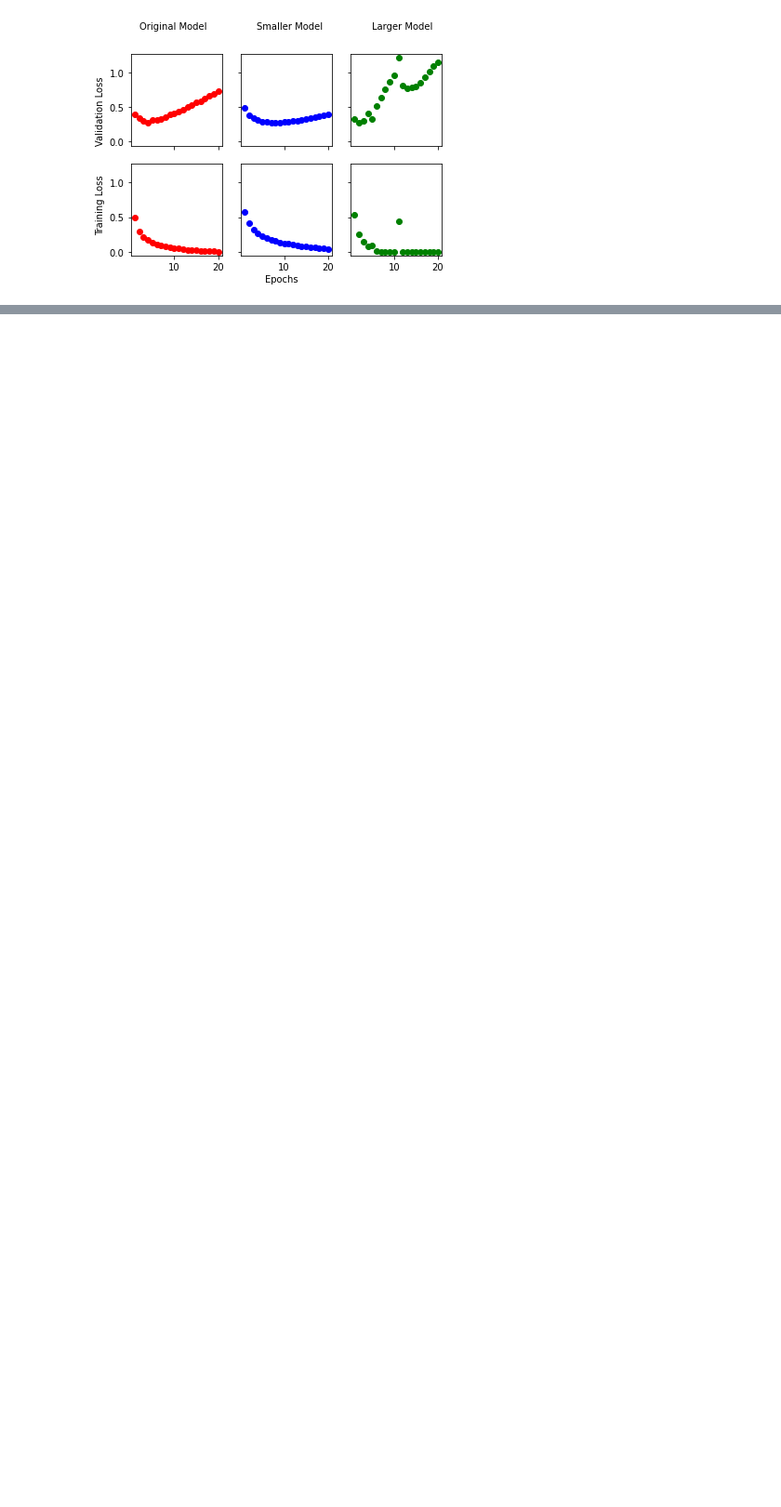
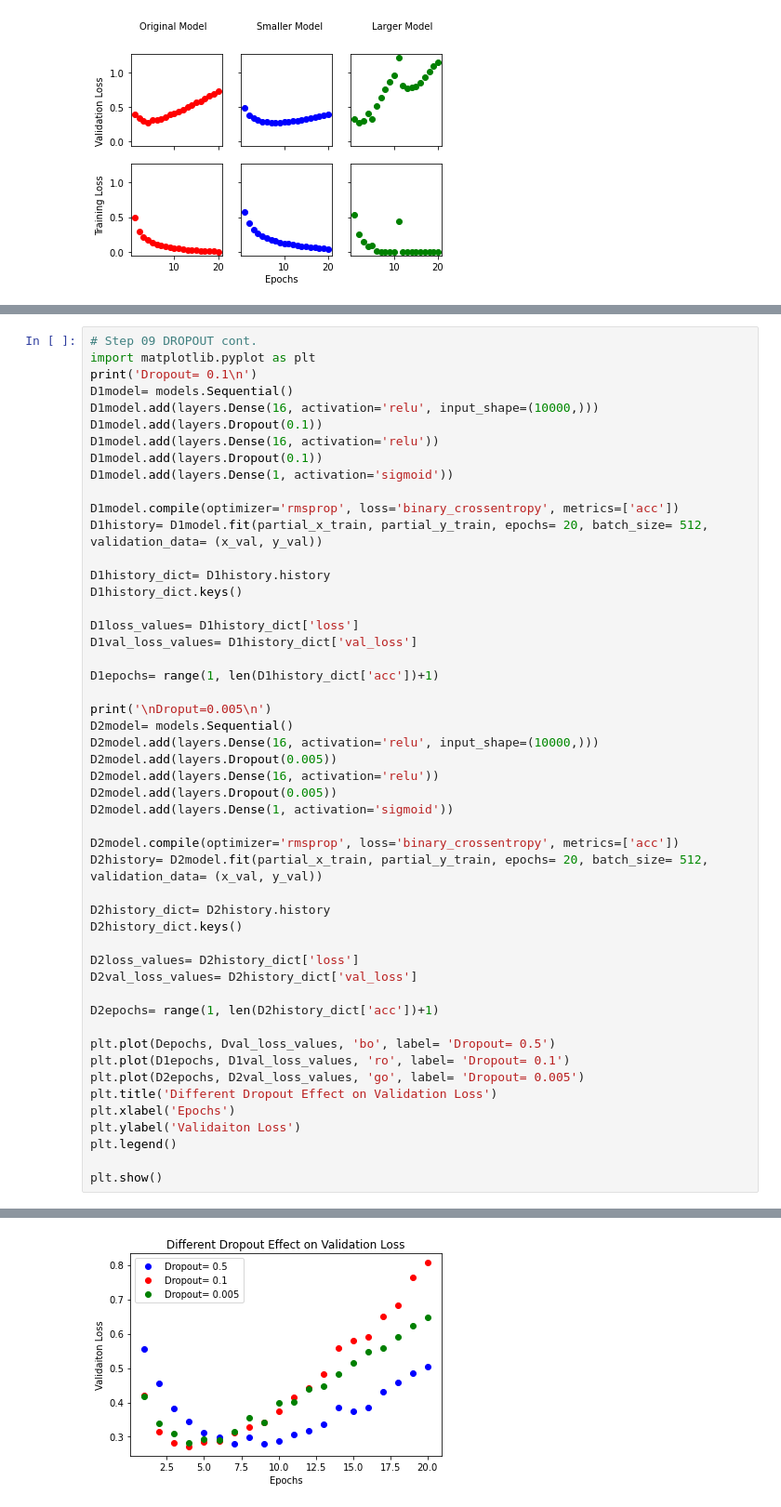
Before and after one commit to gamzekecibas/deep-learning-keras, a Jupyter notebook: imdb-set.ipynb, the cells around one changed output, grey strips where cells are left out. Shown at 93% size. Cells and saved outputs as stored; diff of their text form; blank space fills up the shorter version.

```diff
--- a/imdb-set.ipynb
+++ b/imdb-set.ipynb
@@ -219,0 +268,51 @@ plt.show()
+# %%
+# Step 09 DROPOUT cont.
+import matplotlib.pyplot as plt
+print('Dropout= 0.1\n')
+D1model= models.Sequential()
+D1model.add(layers.Dense(16, activation='relu', input_shape=(10000,)))
+D1model.add(layers.Dropout(0.1))
+D1model.add(layers.Dense(16, activation='relu'))
+D1model.add(layers.Dropout(0.1))
+D1model.add(layers.Dense(1, activation='sigmoid'))
+
+D1model.compile(optimizer='rmsprop', loss='binary_crossentropy', metrics=['acc'])
+D1history= D1model.fit(partial_x_train, partial_y_train, epochs= 20, batch_size= 512, validation_data= (x_val, y_val))
+
+D1history_dict= D1history.history
+D1history_dict.keys()
+
+D1loss_values= D1history_dict['loss']
+D1val_loss_values= D1history_dict['val_loss']
+
+D1epochs= range(1, len(D1history_dict['acc'])+1)
+
+print('\nDroput=0.005\n')
+D2model= models.Sequential()
+D2model.add(layers.Dense(16, activation='relu', input_shape=(10000,)))
+D2model.add(layers.Dropout(0.005))
+D2model.add(layers.Dense(16, activation='relu'))
+D2model.add(layers.Dropout(0.005))
+D2model.add(layers.Dense(1, activation='sigmoid'))
+
+D2model.compile(optimizer='rmsprop', loss='binary_crossentropy', metrics=['acc'])
+D2history= D2model.fit(partial_x_train, partial_y_train, epochs= 20, batch_size= 512, validation_data= (x_val, y_val))
+
+D2history_dict= D2history.history
+D2history_dict.keys()
+
+D2loss_values= D2history_dict['loss']
+D2val_loss_values= D2history_dict['val_loss']
+
+D2epochs= range(1, len(D2history_dict['acc'])+1)
+
+plt.plot(Depochs, Dval_loss_values, 'bo', label= 'Dropout= 0.5')
+plt.plot(D1epochs, D1val_loss_values, 'ro', label= 'Dropout= 0.1')
+plt.plot(D2epochs, D2val_loss_values, 'go', label= 'Dropout= 0.005')
+plt.title('Different Dropout Effect on Validation Loss')
+plt.xlabel('Epochs')
+plt.ylabel('Validaiton Loss')
+plt.legend()
+
+plt.show()
+# %% [output]
@@ -219,0 +336 @@ plt.show()
+[figure, added]
```
Also changed, not shown: parts of 7 cells of this notebook.
